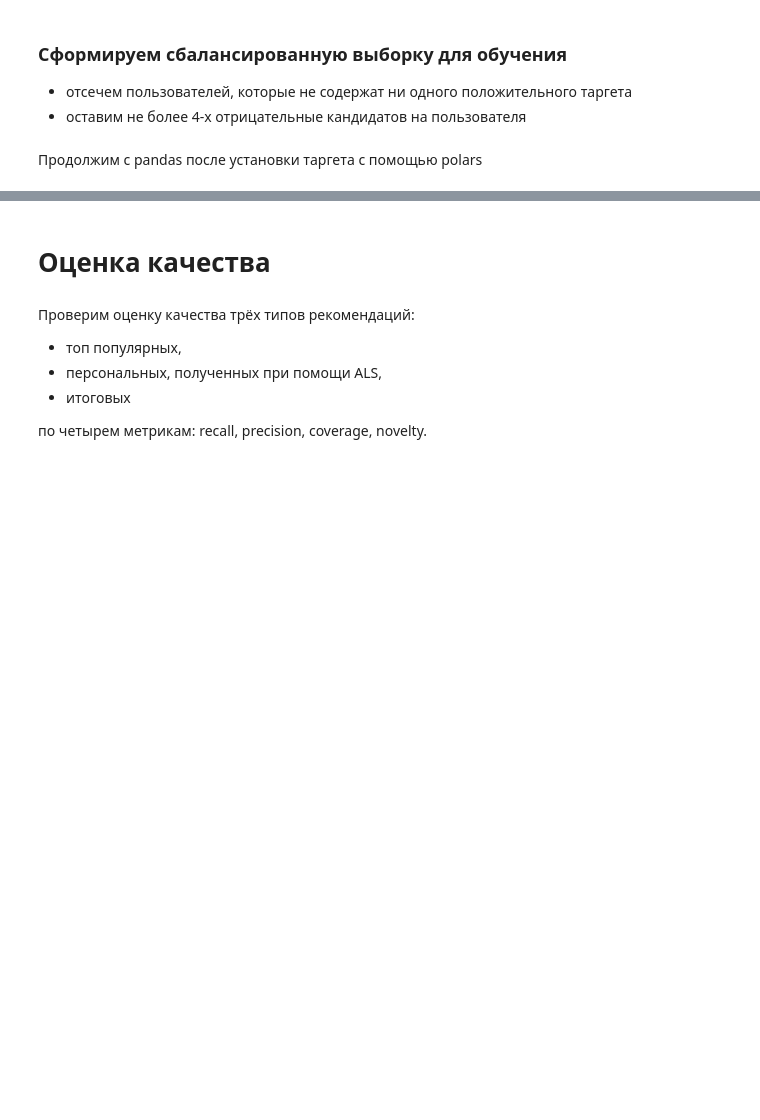
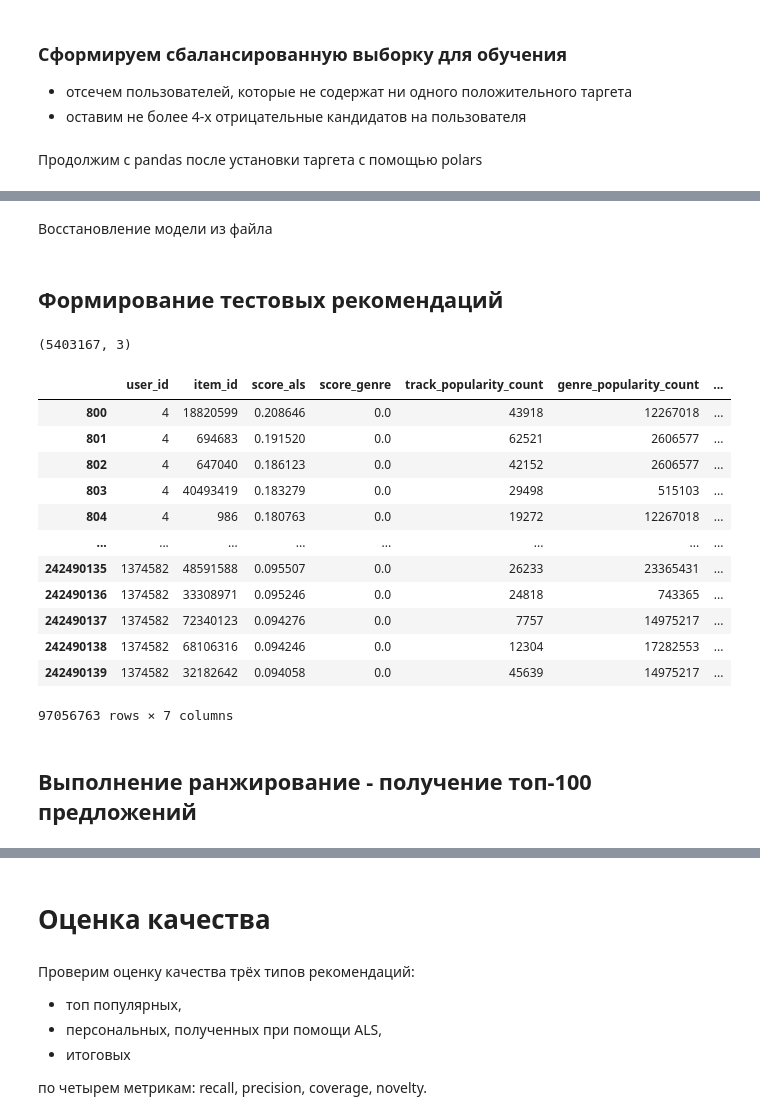
Before and after one commit to khromenko/mle-project-sprint-4-v001, a Jupyter notebook: recommendations.ipynb, the cells around one changed output, grey strips where cells are left out. Drawn from its saved outputs; the diff is of its cells as text; code cells hidden in the pictures; blank space fills up the shorter version.

```diff
--- a/recommendations.ipynb
+++ b/recommendations.ipynb
@@ -2722,0 +1774,2 @@ candidates_to_train
+# %% [markdown]
+Восстановление модели из файла
@@ -2722,0 +1781,42 @@ candidates_to_train
+# %% [markdown]
+## Формирование тестовых рекомендаций
+# %%
+# pandas
+import pandas as pd
+
+path = 'data/recsys/'
+features = pd.read_parquet(path + 'features-final.parquet')
+# %%
+import pandas as pd
+path = 'data/recsys/'
+
+# events_test ранее сформирован в начале раздела 3
+events_test = pd.read_parquet(path + "events_test.parquet", columns=['user_id', 'item_id', 'started_at'])
+
+# разделяем тестовые и обучающие выборки для ранжирования
+train_rank_split = '2022-12-23'
+events_rank_test = events_test.query('started_at > @train_rank_split')
+
+events_rank_test.shape
+# %% [output]
+(5403167, 3)
+# %%
+# выберем кандидаты для ранжирования из тех пользователей, которые есть в тестовом датасете
+candidates_to_rank = features[features['user_id'].isin(events_rank_test['user_id'])]
+candidates_to_rank
+# %% [output]
+|  | user_id | item_id | score_als | score_genre | track_popularity_count | genre_popularity_count | ... |
+| 800 | 4 | 18820599 | 0.208646 | 0.0 | 43918 | 12267018 | ... |
+| 801 | 4 | 694683 | 0.191520 | 0.0 | 62521 | 2606577 | ... |
+| 802 | 4 | 647040 | 0.186123 | 0.0 | 42152 | 2606577 | ... |
+| 803 | 4 | 40493419 | 0.183279 | 0.0 | 29498 | 515103 | ... |
+| 804 | 4 | 986 | 0.180763 | 0.0 | 19272 | 12267018 | ... |
+| ... | ... | ... | ... | ... | ... | ... | ... |
+| 242490135 | 1374582 | 48591588 | 0.095507 | 0.0 | 26233 | 23365431 | ... |
+| 242490136 | 1374582 | 33308971 | 0.095246 | 0.0 | 24818 | 743365 | ... |
+| 242490137 | 1374582 | 72340123 | 0.094276 | 0.0 | 7757 | 14975217 | ... |
+| 242490138 | 1374582 | 68106316 | 0.094246 | 0.0 | 12304 | 17282553 | ... |
+| 242490139 | 1374582 | 32182642 | 0.094058 | 0.0 | 45639 | 14975217 | ... |
+97056763 rows × 7 columns
+# %% [markdown]
+## Выполнение ранжирование - получение топ-100 предложений
```
Also changed, not shown: parts of 124 cells of this notebook, 1 other file.
